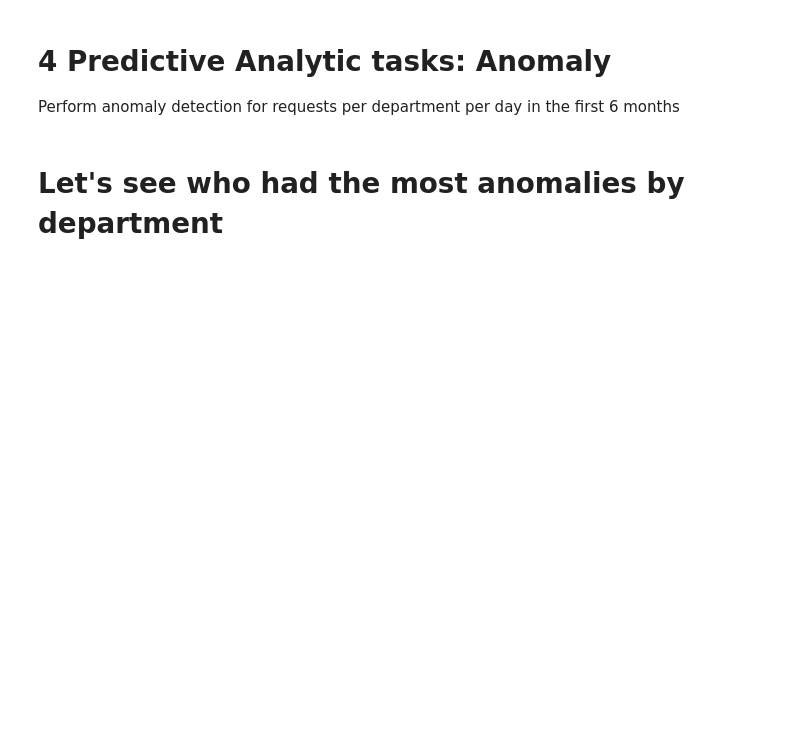
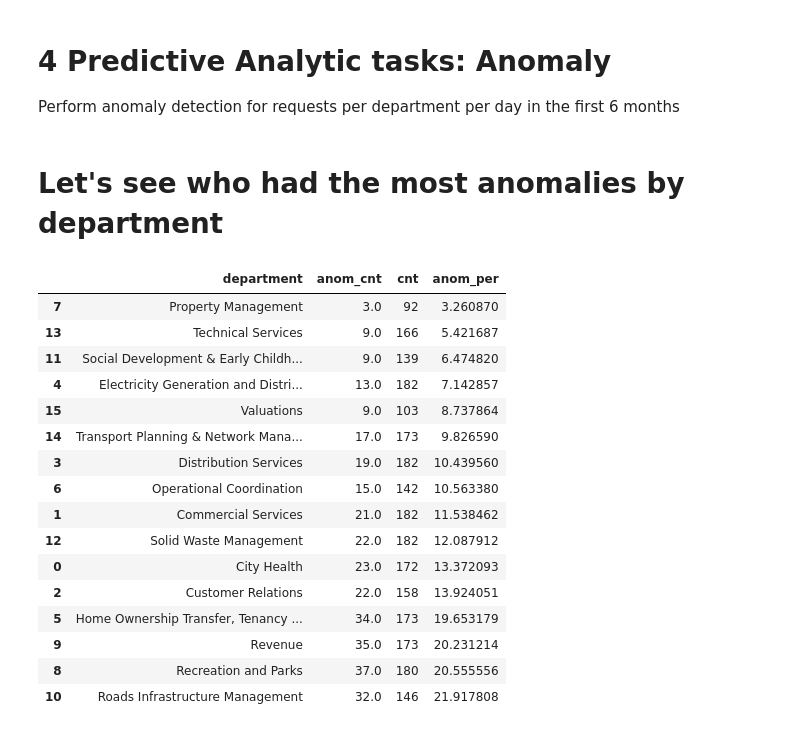
Before and after one commit to roelof89/ds_code_challenge, a Jupyter notebook: 4-predictive_analytic_tasks_anomaly.ipynb, the cells around one changed output. Saved outputs shown, nothing was run; the diff lists cells and outputs as text; code cells hidden in the pictures; blank space fills up the shorter version.

```diff
--- a/4-predictive_analytic_tasks_anomaly.ipynb
+++ b/4-predictive_analytic_tasks_anomaly.ipynb
@@ -51,12 +47,13 @@ from sklearn.ensemble import IsolationForest as IF
 
 res = []
 
+# We'll choose a 5% contamination, but this is a parameter we could play with
 g = df_train.groupby(['department'])
 for name, data in g:
     if data.shape[0] > 5:
         x_train = data[['req']]
-        clf = IF(n_estimators=100, max_samples='auto', contamination=float(.12), max_features=1.0, bootstrap=False, n_jobs=-1)
-        clf.fit(x_train)
+        clf = IF(n_estimators=100, max_samples='auto', contamination=float(.05), max_features=1.0, bootstrap=False, n_jobs=-1)
+        clf.fit(x_train.values)
 
         x_test = df_test[df_test['department'] == name]
         if x_test.shape[0] > 0:
@@ -64,9 +61,9 @@ for name, data in g:
             x_test = x_test[['req']]
             pred = pd.DataFrame({'department':name,
                                 'date':x_dates['date'],
-                                'pred':clf.predict(x_test),
-                                'decision_function':clf.decision_function(x_test),
-                                'score_samples':clf.score_samples(x_test),
+                                'pred':clf.predict(x_test.values),
+                                'decision_function':clf.decision_function(x_test.values),
+                                'score_samples':clf.score_samples(x_test.values),
                                 'req':x_test['req']})
             pred['request_cnt'] = x_test['req'].sum()
             res.append(pred)
@@ -77,23 +74,41 @@ res = pd.concat(res)
 # %%
 query = '''
 select department,
        case when pred = -1 then 1.0 else 0.0 end anom_cnt
 from res
 '''
 
 sum_df = sqldf.run(query)
 
 query = '''
 select department,
        sum(anom_cnt) anom_cnt,
        count(*) cnt,
        sum(anom_cnt)/count(*)*100 anom_per
 from sum_df
 group by department
 '''
 
 sum_df = sqldf.run(query)
-sum_df
+sum_df.sort_values('anom_per')
+# %% [output]
+|  | department | anom_cnt | cnt | anom_per |
+| 7 | Property Management | 3.0 | 92 | 3.260870 |
+| 13 | Technical Services | 9.0 | 166 | 5.421687 |
+| 11 | Social Development & Early Childh... | 9.0 | 139 | 6.474820 |
+| 4 | Electricity Generation and Distri... | 13.0 | 182 | 7.142857 |
+| 15 | Valuations | 9.0 | 103 | 8.737864 |
+| 14 | Transport Planning & Network Mana... | 17.0 | 173 | 9.826590 |
+| 3 | Distribution Services | 19.0 | 182 | 10.439560 |
+| 6 | Operational Coordination | 15.0 | 142 | 10.563380 |
+| 1 | Commercial Services | 21.0 | 182 | 11.538462 |
+| 12 | Solid Waste Management | 22.0 | 182 | 12.087912 |
+| 0 | City Health | 23.0 | 172 | 13.372093 |
+| 2 | Customer Relations | 22.0 | 158 | 13.924051 |
+| 5 | Home Ownership Transfer, Tenancy ... | 34.0 | 173 | 19.653179 |
+| 9 | Revenue | 35.0 | 173 | 20.231214 |
+| 8 | Recreation and Parks | 37.0 | 180 | 20.555556 |
+| 10 | Roads Infrastructure Management | 32.0 | 146 | 21.917808 |
 # %%
 # We are looking for days which had really high service requests.
 query = '''
```
Also changed, not shown: parts of 7 cells of this notebook, 1 other file.
